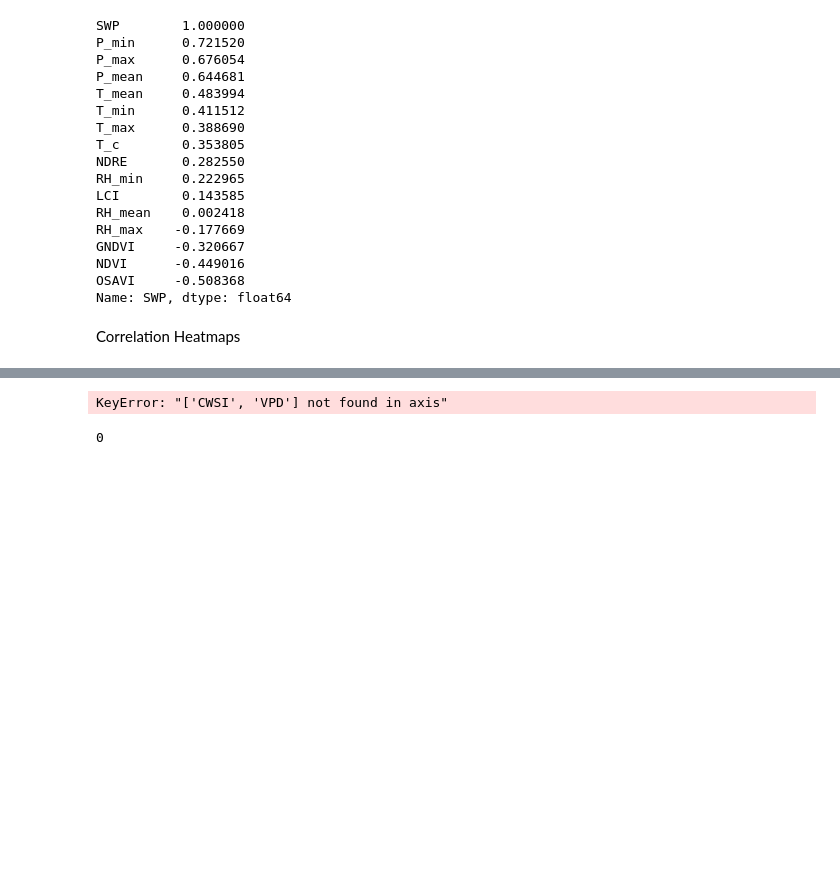
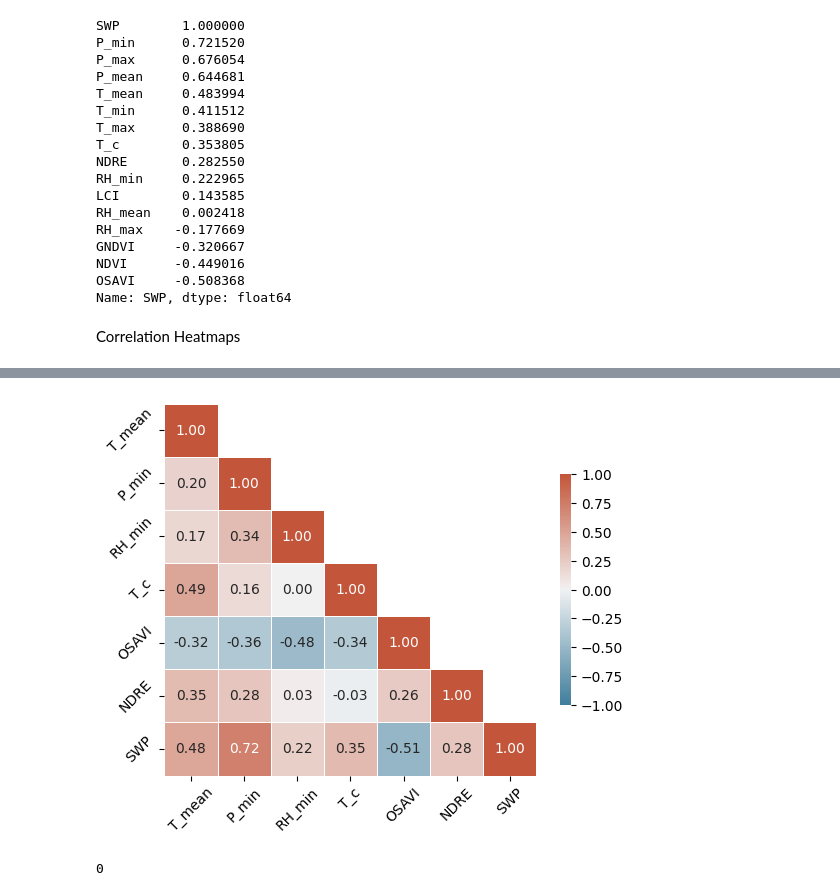
Before and after one commit to mehradmrt/P_Orchard_Data_Analysis, a Jupyter notebook: src_data_analysis/ML_algorithms.ipynb, the cells around one changed output, grey strips where cells are left out. Saved outputs shown, nothing was run; the diff lists cells and outputs as text; code cells hidden in the pictures; blank space fills up the shorter version.

```diff
--- a/src_data_analysis/ML_algorithms.ipynb
+++ b/src_data_analysis/ML_algorithms.ipynb
@@ -104,30 +104,30 @@ plt.show()
 # %%
 # mdf = mdf.drop(['LCI','NDVI','GNDVI', 'leaf_temp','OSAVI'], axis=1)
 mdf = mdf.drop(['LCI', 'GNDVI' ,'NDVI' ,'P_max','P_mean','RH_mean','RH_max','T_min','T_max'], axis=1)
-mdf = mdf.drop(['CWSI', 'VPD'],axis=1)
+# mdf = mdf.drop(['CWSI', 'VPD'],axis=1)
 # mdf = mdf.drop(['T_mean','P_min', 'RH_min', 'CWSI'],axis=1)
 # mdf = mdf.drop(['T_mean','P_min', 'RH_min'],axis=1)
 # mdf = mdf.drop(['NDRE','OSAVI','CWSI'],axis=1)
 
 corrs = mdf.corr()
 # f , ax = plt.subplots(figsize=(5,5))
 # sns.heatmap(corrs,square=True,vmax=1)
-f , ax = plt.subplots(figsize=(6,6),dpi=100)  # increased the size for better readability
+f , ax = plt.subplots(figsize=(6,6),dpi=100)
 mask = np.triu(np.ones_like(corrs, dtype=bool), k=1)
-cmap = sns.diverging_palette(230, 20, as_cmap=True)  # color palette
+cmap = sns.diverging_palette(230, 20, as_cmap=True)
 sns.heatmap(corrs,mask=mask, square=True, vmin=-1, vmax=1, cmap=cmap, annot=True, fmt=".2f", linewidths=.5, cbar_kws={"shrink": .5})
 
-# plt.title(orchard+ ': Correlation Heatmap (Reduced)', fontsize=19)  # title of the heatmap
+# plt.title(orchard+ ': Correlation Heatmap (Reduced)', fontsize=19)
 # plt.xlabel('Variables', fontsize=15)  # x-axis label
 # plt.ylabel('Variables', fontsize=15)  # y-axis label
 
 plt.xticks(rotation=45)
 plt.yticks(rotation=45)
 
 # plt.savefig('../figures_v1/'+orchard+'_correlation_r_new.png',dpi=600)
 plt.show()
 # %% [output]
-KeyError: "['CWSI', 'VPD'] not found in axis"
+[figure, added]
 # %%
 cuttoff = 9
 bins = (0,cuttoff)
```
Also changed, not shown: parts of 15 cells of this notebook, 2 other files.
